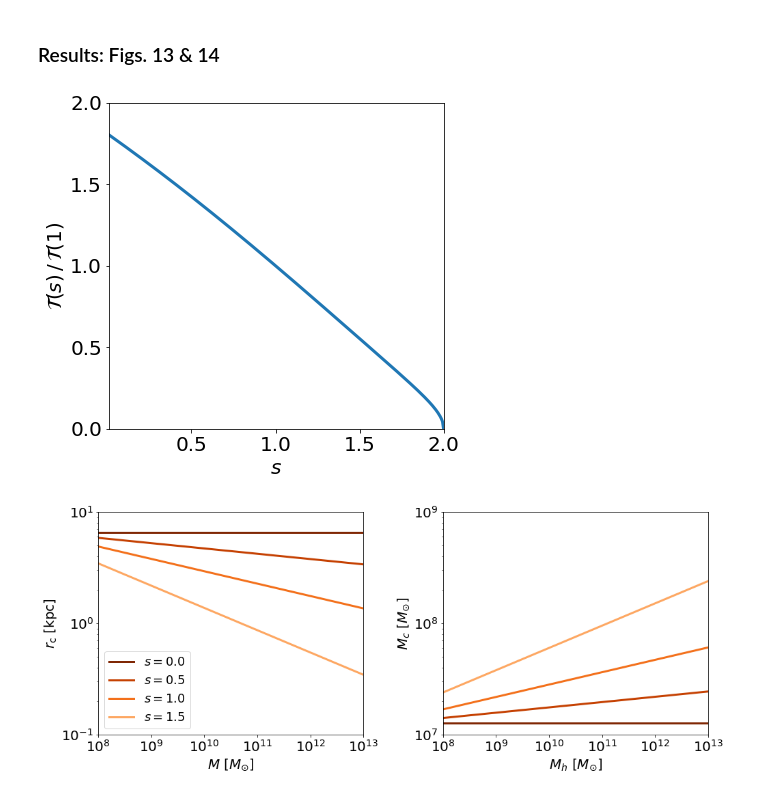
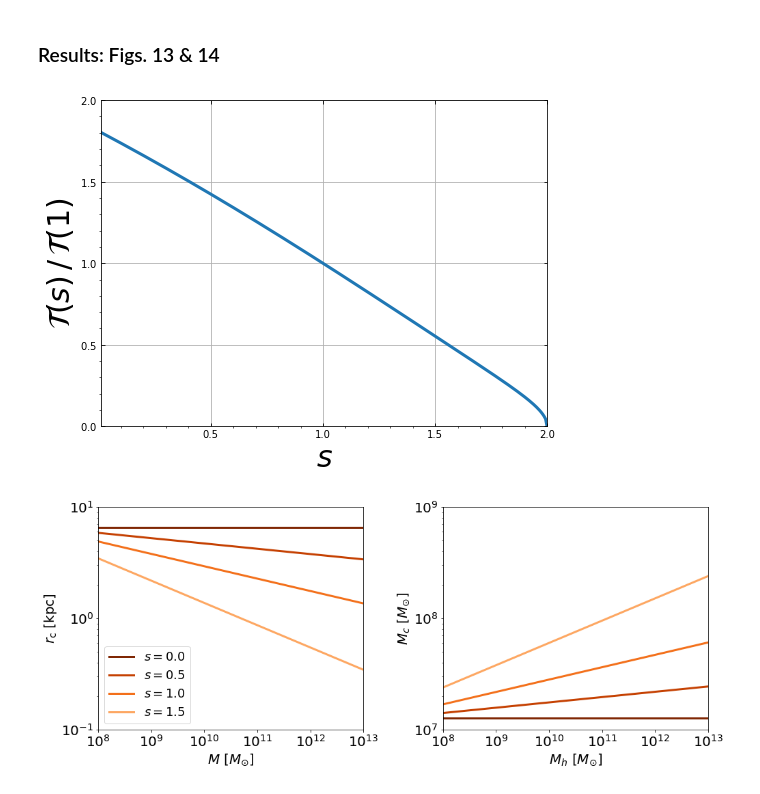
Before and after one commit to ataruya/FDM, a Jupyter notebook: Core-halo_FDM.ipynb, the cells around one changed output. Drawn from its saved outputs; the diff is of its cells as text; code cells hidden in the pictures.

```diff
--- a/Core-halo_FDM.ipynb
+++ b/Core-halo_FDM.ipynb
@@ -1662,38 +1674,49 @@ vect_alpha = np.vectorize(alpha)
 # %%
 smin=0.01
 smax=2.0
 nmax=300
 ss = np.linspace(smin, smax-0.001, nmax)
 baseline = np.zeros(nmax)
 
+
 ymin=0
 ymax=2.0
 
-fig = plt.figure(figsize=(6,6))
-ax = fig.add_subplot(1,1,1)
+plt.rcParams["font.size"] = 25
+fig=plt.figure(figsize=(8,6))
+gs = gridspec.GridSpec(1,1,wspace=0.0,hspace=0.0)
 
+ax = plt.subplot(gs[0,0])
 ax.set_xscale('linear')
 ax.set_yscale('linear')
-ax.set_xlabel('$s$',fontsize=20)
-ax.set_ylabel('$\\mathcal{T}(s)\\,/\\,\\mathcal{T}(1)$',fontsize=20)
-
-ax.tick_params(axis="x",labelsize=20)
-ax.tick_params(axis="y",labelsize=20)
+ax.tick_params(direction='in',bottom=True,left=True,right=True,top=True)
+ax.tick_params(labelbottom=True,labelleft=True,labelright=False,labeltop=False)
 ax.set_xticks(np.linspace(0, 2, 5))
 ax.set_yticks(np.arange(ymin, ymax+0.001, (ymax-ymin)/4))
+ax.set_xlabel('$s$',fontsize=30)
+# ax.set_ylabel('$\\mathcal{R}(s)\\,/\\,\\mathcal{R}(1)$,  $\\mathcal{T}(s)\\,/\\,\\mathcal{T}(1)$',fontsize=40)
+# ax.plot(ss,   func_Rs(ss)/R_s(1), ls='--', lw=5, color='tab:blue', label="$\\mathcal{R}(s)\\,/\\,\\mathcal{R}(1)$")
+ax.set_ylabel('$\\mathcal{T}(s)\\,/\\,\\mathcal{T}(1)$',fontsize=30)
 ax.plot(ss,   func_Ts(ss)/T_s(1), ls='-', lw=3) #, color='tab:red')
+# ax.plot(ss,   func_T2s(ss)/T2_s(1), ls='-', lw=5, color='tab:green', label="$\\mathcal{T}(s)\\,/\\,\\mathcal{T}(1)$")
+# ax.text(0.015, ymin+0.1*(ymax-ymin), "$\\alpha=$%2.1e"%alpha, color='black', fontsize=35)
+#ax.text(0.085, ymin+0.9*(ymax-ymin), "Dashed: trucation at $r_{vir}$", color='black', fontsize=25)
+ax.yaxis.set_major_formatter(ScalarFormatter(useMathText=True))
+ax.ticklabel_format(style="sci",  axis="y",scilimits=(0,0))
 
 ax.set_xlim(smin,smax)
 ax.set_ylim(ymin,ymax)
 ax.grid()
+ax.minorticks_on()
+#ax.legend(shadow=True,loc='upper right',fontsize=35,handletextpad=0.5,handlelength= 1.5, borderaxespad=0.5)
 plt.show()
 
 ## Output to PDF file
 # pp = PdfPages('/Users/ataruya/Files/Lin/work_space/FDM/draft/Figs/func_Rs.pdf')
-# pp.savefig(fig, bbox_inches="tight", pad_inches=0.1)
+# pp.savefig(fig)
 # pp.close()
 # %% [output]
-[figure, old version]
+[figure, new version]
 # %%
 cmb = plt.get_cmap("Oranges")
 
```
Also changed, not shown: parts of 13 cells of this notebook.
